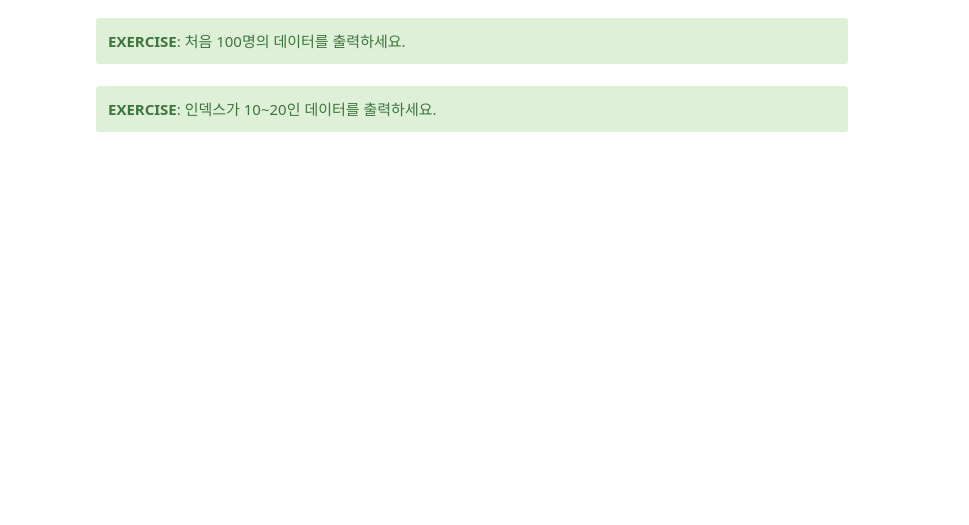
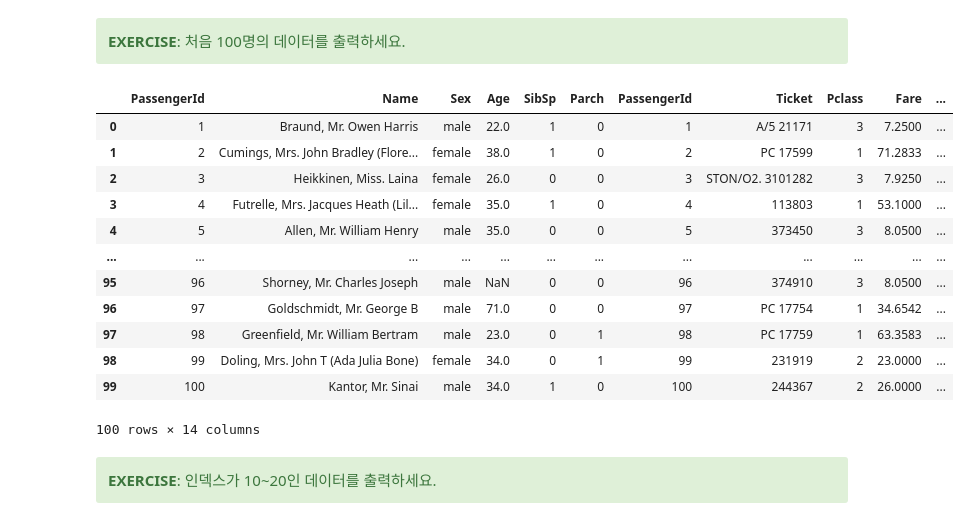
Before and after one commit to akafintech/fintech_service_2nd_aka, a Jupyter notebook: 05MACHINE_LEARNING/01pandas_연습문제_문제지.ipynb, the cells around one changed output. Drawn from its saved outputs; the diff is of its cells as text; code cells hidden in the pictures; blank space fills up the shorter version.

```diff
--- a/05MACHINE_LEARNING/01pandas_연습문제_문제지.ipynb
+++ b/05MACHINE_LEARNING/01pandas_연습문제_문제지.ipynb
@@ -112,6 +238,22 @@ https://drive.google.com/file/d/1cvBtLVyfhfodJK-BXWqBLcopyus9HOIc/view?usp=shari
 <div class="alert alert-success">
     <b>EXERCISE</b>: 처음 100명의 데이터를 출력하세요.
 </div>
+# %%
+titanic_res.head(100)
+# %% [output]
+|  | PassengerId | Name | Sex | Age | SibSp | Parch | PassengerId | Ticket | Pclass | Fare | ... |
+| 0 | 1 | Braund, Mr. Owen Harris | male | 22.0 | 1 | 0 | 1 | A/5 21171 | 3 | 7.2500 | ... |
+| 1 | 2 | Cumings, Mrs. John Bradley (Flore... | female | 38.0 | 1 | 0 | 2 | PC 17599 | 1 | 71.2833 | ... |
+| 2 | 3 | Heikkinen, Miss. Laina | female | 26.0 | 0 | 0 | 3 | STON/O2. 3101282 | 3 | 7.9250 | ... |
+| 3 | 4 | Futrelle, Mrs. Jacques Heath (Lil... | female | 35.0 | 1 | 0 | 4 | 113803 | 1 | 53.1000 | ... |
+| 4 | 5 | Allen, Mr. William Henry | male | 35.0 | 0 | 0 | 5 | 373450 | 3 | 8.0500 | ... |
+| ... | ... | ... | ... | ... | ... | ... | ... | ... | ... | ... | ... |
+| 95 | 96 | Shorney, Mr. Charles Joseph | male | NaN | 0 | 0 | 96 | 374910 | 3 | 8.0500 | ... |
+| 96 | 97 | Goldschmidt, Mr. George B | male | 71.0 | 0 | 0 | 97 | PC 17754 | 1 | 34.6542 | ... |
+| 97 | 98 | Greenfield, Mr. William Bertram | male | 23.0 | 0 | 1 | 98 | PC 17759 | 1 | 63.3583 | ... |
+| 98 | 99 | Doling, Mrs. John T (Ada Julia Bone) | female | 34.0 | 0 | 1 | 99 | 231919 | 2 | 23.0000 | ... |
+| 99 | 100 | Kantor, Mr. Sinai | male | 34.0 | 1 | 0 | 100 | 244367 | 2 | 26.0000 | ... |
+100 rows × 14 columns
 # %% [markdown]
 <div class="alert alert-success">
     <b>EXERCISE</b>: 인덱스가 10~20인 데이터를 출력하세요.
```
Also changed, not shown: parts of 24 cells of this notebook, 2 other files.
